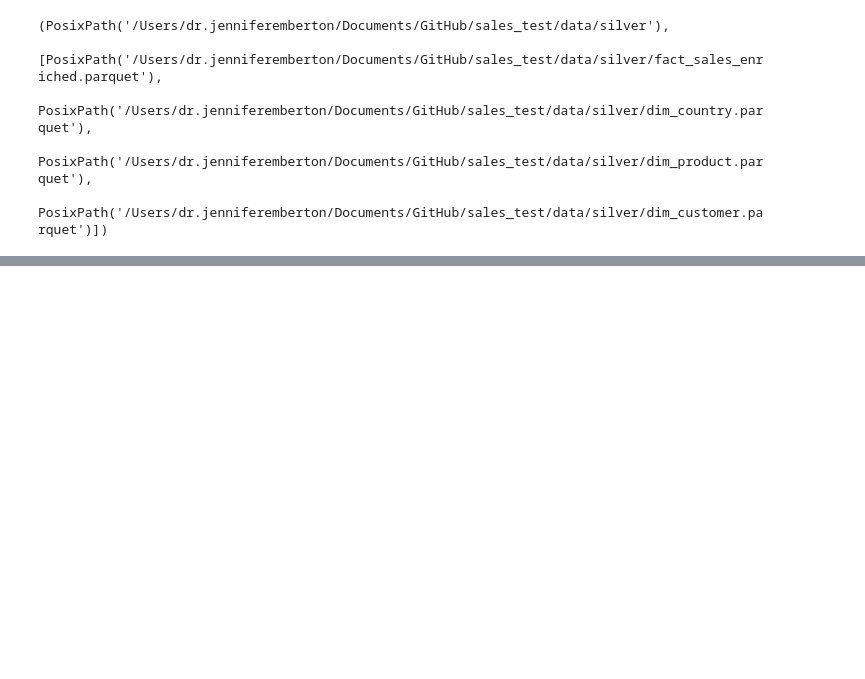
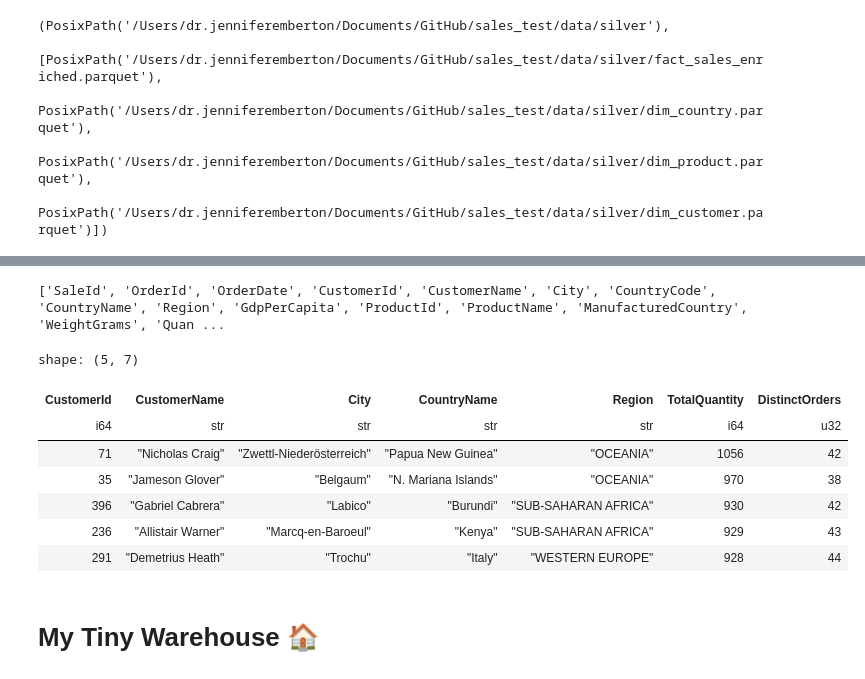
Before and after one commit to ginn444/sales_test, a Jupyter notebook: src/EDA/sales_pipeline.ipynb, the cells around one changed output, grey strips where cells are left out. Drawn from its saved outputs; the diff is of its cells as text; code cells hidden in the pictures; blank space fills up the shorter version.

```diff
--- a/src/EDA/sales_pipeline.ipynb
+++ b/src/EDA/sales_pipeline.ipynb
@@ -393,0 +416,80 @@ SILVER_DIR, list(SILVER_DIR.glob("*.parquet"))
+# %%
+# -------------------------
+# Gold layer: aggregates for Power BI
+# -------------------------
+
+# Load silver fact
+fact = pl.read_parquet(SILVER_DIR / "fact_sales_enriched.parquet")
+
+print(fact.columns)   # optional sanity check
+
+# 1) Sales by customer (units sold)
+sales_by_customer = (
+    fact
+    .group_by(["CustomerId", "CustomerName", "City", "CountryName", "Region"])
+    .agg([
+        pl.col("Quantity").sum().alias("TotalQuantity"),
+        pl.col("OrderId").n_unique().alias("DistinctOrders"),
+    ])
+    .sort("TotalQuantity", descending=True)
+)
+
+# 2) Sales by geography
+sales_by_geo = (
+    fact
+    .group_by(["CountryName", "Region"])
+    .agg([
+        pl.col("Quantity").sum().alias("TotalQuantity"),
+        pl.col("OrderId").n_unique().alias("DistinctOrders"),
+    ])
+    .sort("TotalQuantity", descending=True)
+)
+
+# 3) Sales over time
+sales_over_time = (
+    fact
+    .group_by("OrderDate")
+    .agg([
+        pl.col("Quantity").sum().alias("TotalQuantity"),
+        pl.col("OrderId").n_unique().alias("DistinctOrders"),
+    ])
+    .sort("OrderDate")
+)
+
+# 4) (Optional) Sales by product
+sales_by_product = (
+    fact
+    .group_by(["ProductId", "ProductName", "ManufacturedCountry"])
+    .agg([
+        pl.col("Quantity").sum().alias("TotalQuantity"),
+        pl.col("OrderId").n_unique().alias("DistinctOrders"),
+    ])
+    .sort("TotalQuantity", descending=True)
+)
+
+# -------------------------
+# Persist gold to Parquet + CSV for Power BI
+# -------------------------
+sales_by_customer.write_parquet(GOLD_DIR / "sales_by_customer.parquet")
+sales_by_geo.write_parquet(GOLD_DIR / "sales_by_geo.parquet")
+sales_over_time.write_parquet(GOLD_DIR / "sales_over_time.parquet")
+sales_by_product.write_parquet(GOLD_DIR / "sales_by_product.parquet")
+
+sales_by_customer.write_csv(GOLD_DIR / "sales_by_customer.csv")
+sales_by_geo.write_csv(GOLD_DIR / "sales_by_geo.csv")
+sales_over_time.write_csv(GOLD_DIR / "sales_over_time.csv")
+sales_by_product.write_csv(GOLD_DIR / "sales_by_product.csv")
+
+sales_by_customer.head()
+# %% [output]
+['SaleId', 'OrderId', 'OrderDate', 'CustomerId', 'CustomerName', 'City', 'CountryCode', 'CountryName', 'Region', 'GdpPerCapita', 'ProductId', 'ProductName', 'ManufacturedCountry', 'WeightGrams', 'Quan ...
+shape: (5, 7)
+| CustomerId | CustomerName | City | CountryName | Region | TotalQuantity | DistinctOrders |
+| i64 | str | str | str | str | i64 | u32 |
+| 71 | "Nicholas Craig" | "Zwettl-Niederösterreich" | "Papua New Guinea" | "OCEANIA" | 1056 | 42 |
+| 35 | "Jameson Glover" | "Belgaum" | "N. Mariana Islands" | "OCEANIA" | 970 | 38 |
+| 396 | "Gabriel Cabrera" | "Labico" | "Burundi" | "SUB-SAHARAN AFRICA" | 930 | 42 |
+| 236 | "Allistair Warner" | "Marcq-en-Baroeul" | "Kenya" | "SUB-SAHARAN AFRICA" | 929 | 43 |
+| 291 | "Demetrius Heath" | "Trochu" | "Italy" | "WESTERN EUROPE" | 928 | 44 |
+# %% [markdown]
+# My Tiny Warehouse 🏠
```
Also changed, not shown: parts of 3 cells of this notebook, 5 other files.
